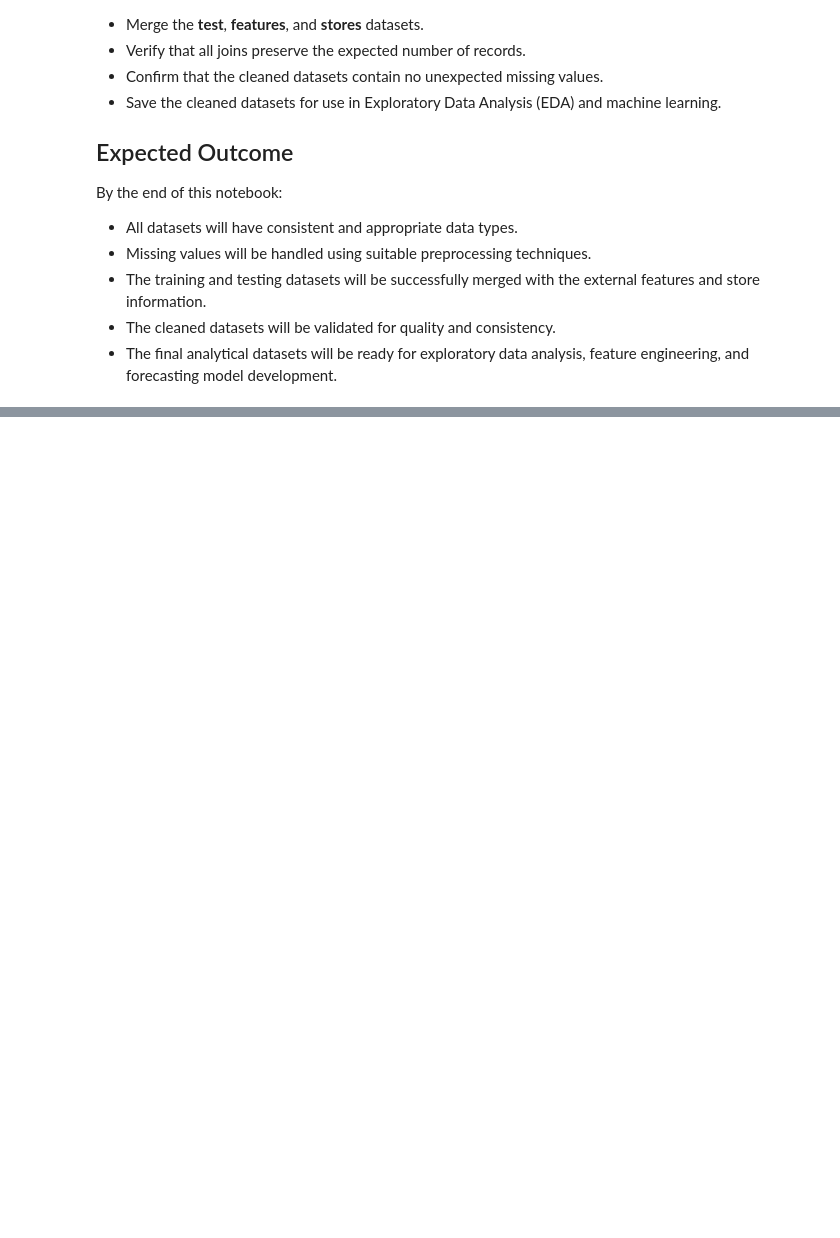
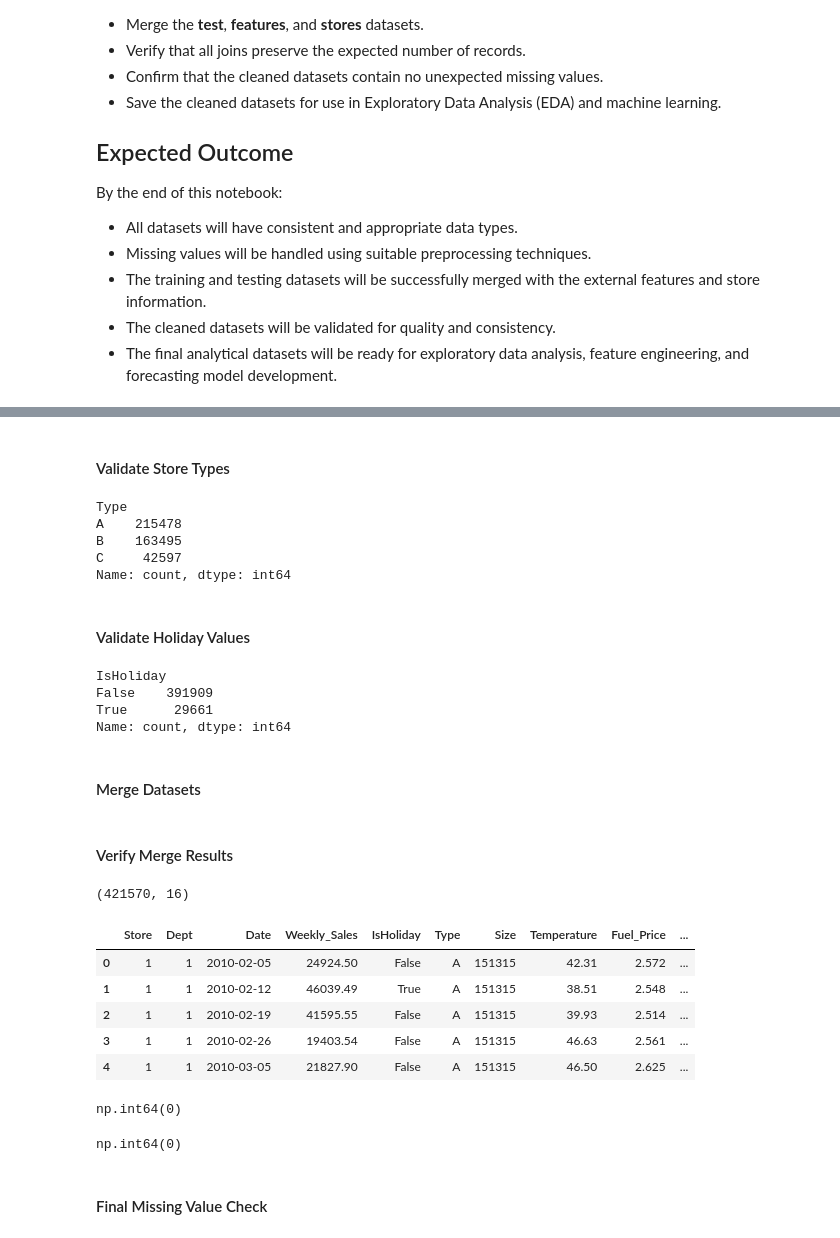
Before and after one commit to sarayeana/Walmart-Sales-Forecasting-Project, a Jupyter notebook: notebooks/02_Data_Cleaning.ipynb, the cells around one changed output, grey strips where cells are left out. Drawn from its saved outputs; the diff is of its cells as text; code cells hidden in the pictures; blank space fills up the shorter version.

```diff
--- a/notebooks/02_Data_Cleaning.ipynb
+++ b/notebooks/02_Data_Cleaning.ipynb
@@ -31,0 +247,61 @@ By the end of this notebook:
+# %% [markdown]
+#### Validate Store Types
+# %%
+train["Type"].value_counts()
+# %% [output]
+Type
+A    215478
+B    163495
+C     42597
+Name: count, dtype: int64
+# %% [markdown]
+#### Validate Holiday Values
+# %%
+train["IsHoliday"].value_counts()
+# %% [output]
+IsHoliday
+False    391909
+True      29661
+Name: count, dtype: int64
+# %% [markdown]
+#### Merge Datasets
+# %%
+train = train.merge(
+    stores,
+    on="Store",
+    how="left"
+)
+# %%
+train = train.merge(
+    features,
+    on=["Store", "Date", "IsHoliday"],
+    how="left"
+)
+# %% [markdown]
+#### Verify Merge Results
+# %%
+train.shape
+# %% [output]
+(421570, 16)
+# %%
+train.head()
+# %% [output]
+|  | Store | Dept | Date | Weekly_Sales | IsHoliday | Type | Size | Temperature | Fuel_Price | ... |
+| 0 | 1 | 1 | 2010-02-05 | 24924.50 | False | A | 151315 | 42.31 | 2.572 | ... |
+| 1 | 1 | 1 | 2010-02-12 | 46039.49 | True | A | 151315 | 38.51 | 2.548 | ... |
+| 2 | 1 | 1 | 2010-02-19 | 41595.55 | False | A | 151315 | 39.93 | 2.514 | ... |
+| 3 | 1 | 1 | 2010-02-26 | 19403.54 | False | A | 151315 | 46.63 | 2.561 | ... |
+| 4 | 1 | 1 | 2010-03-05 | 21827.90 | False | A | 151315 | 46.50 | 2.625 | ... |
+# %%
+
+#Check for missing store information.
+train["Type"].isnull().sum()
+# %% [output]
+np.int64(0)
+# %%
+#Check missing feature values.
+train["Temperature"].isnull().sum()
+# %% [output]
+np.int64(0)
+# %% [markdown]
+#### Final Missing Value Check
```
Also changed, not shown: parts of 37 cells of this notebook, 2 other files.
